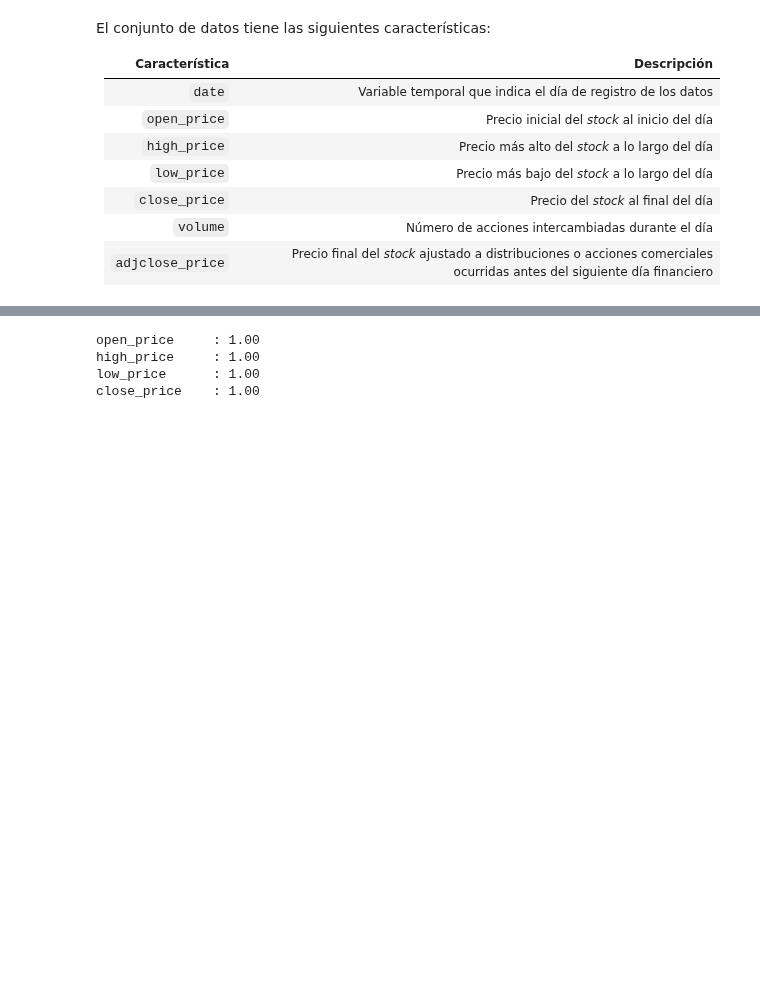
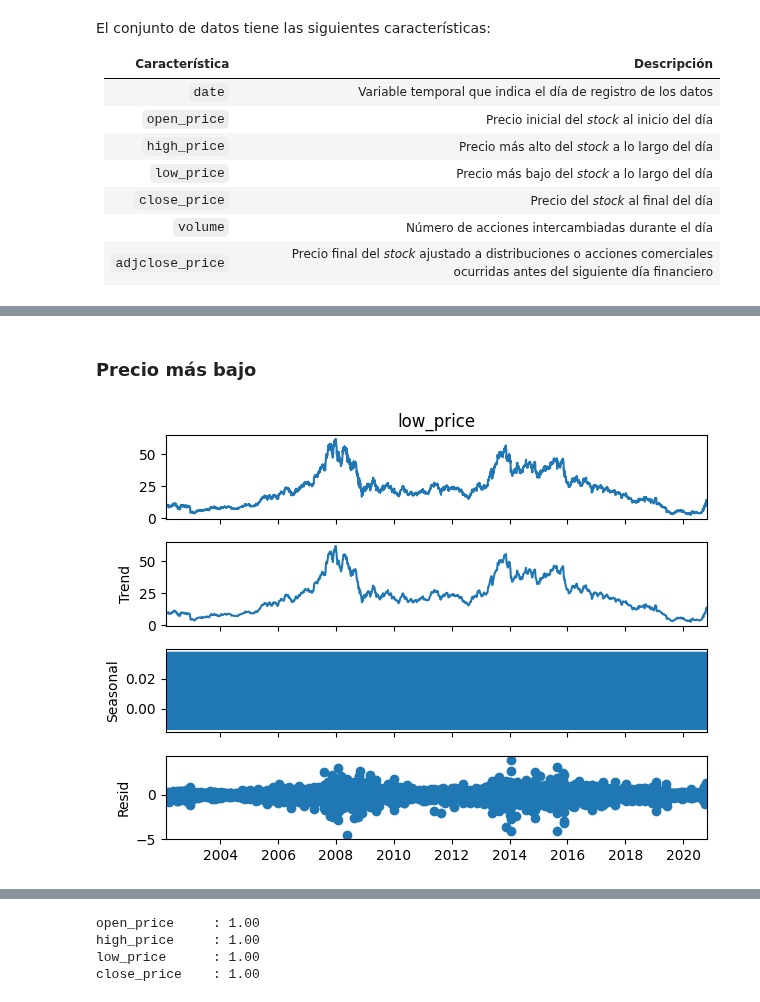
Before and after one commit to alu0101351773/TAAD_practicas, a Jupyter notebook: src/time_series.ipynb, the cells around one changed output, grey strips where cells are left out. Drawn from its saved outputs; the diff is of its cells as text; code cells hidden in the pictures; blank space fills up the shorter version.

```diff
--- a/src/time_series.ipynb
+++ b/src/time_series.ipynb
@@ -202,0 +130,6 @@ Npi a decir verdad.
+# %% [markdown]
+### Precio más bajo
+# %%
+seasonal_decompose(df['low_price'], model='additive').plot(); None
+# %% [output]
+[figure, added]
```
Also changed, not shown: parts of 45 cells of this notebook.
